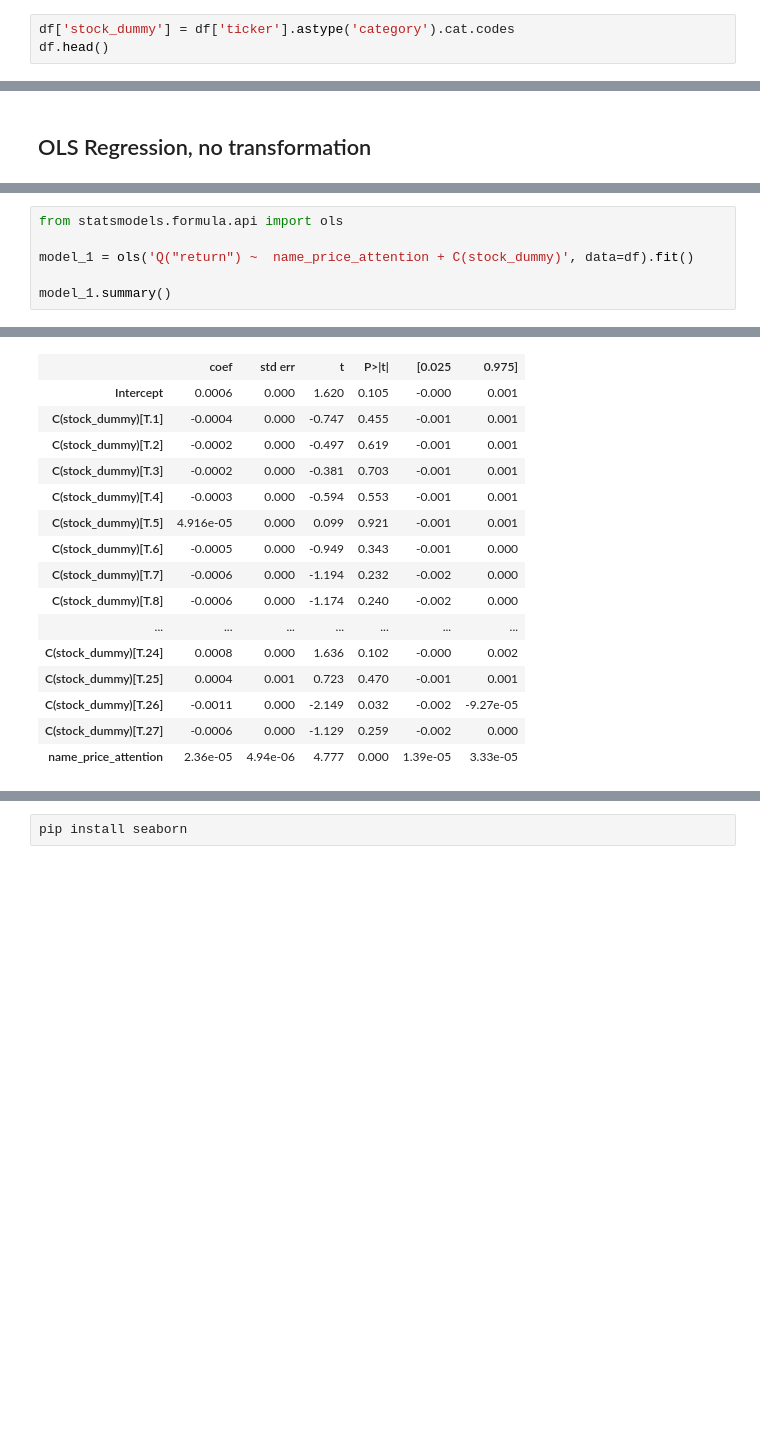
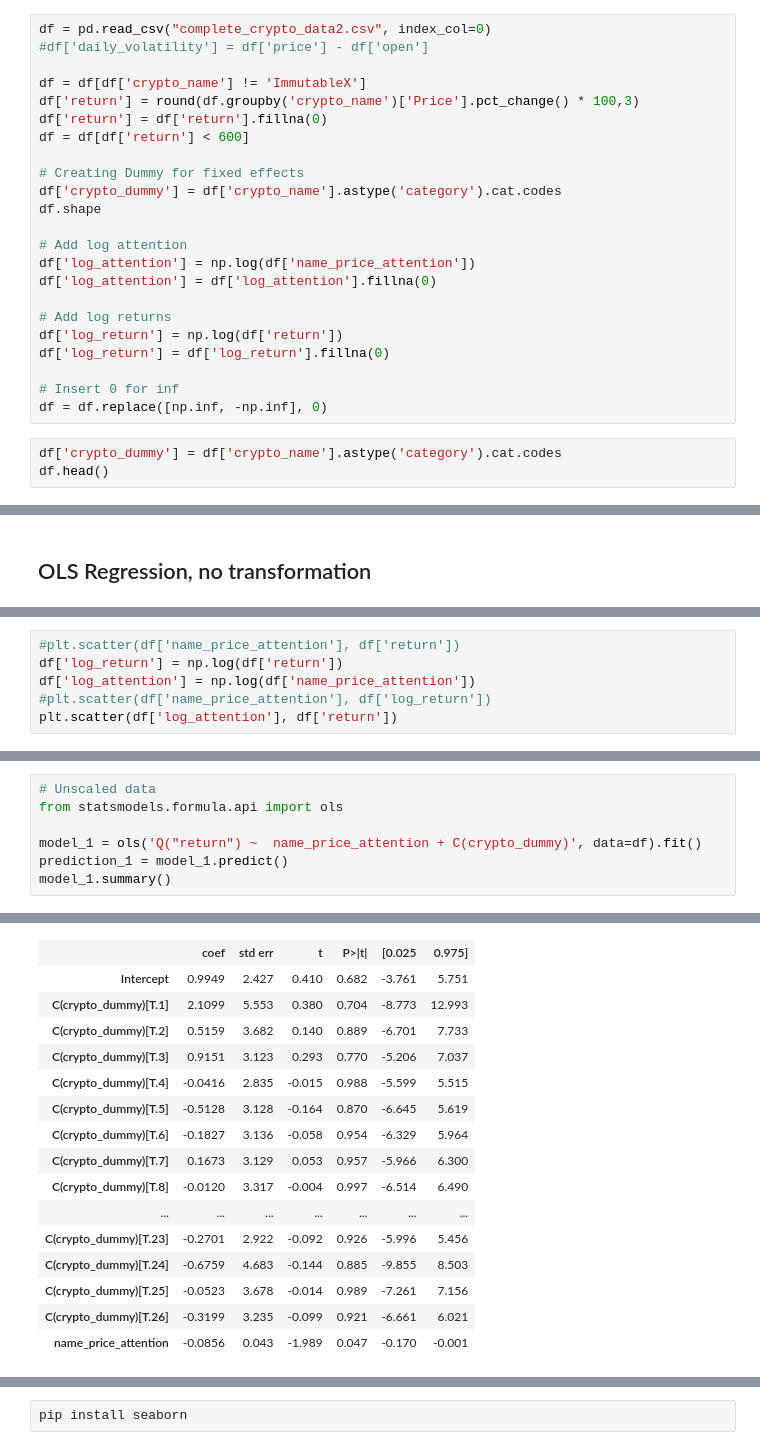
Before and after one commit to senaruetschlin/Investor_Attention, a Jupyter notebook: Robust_regression_crypto_Alex.ipynb, the cells around one changed output, grey strips where cells are left out. Cells and saved outputs as stored; diff of their text form; blank space fills up the shorter version.

```diff
--- a/Robust_regression_crypto_Alex.ipynb
+++ b/Robust_regression_crypto_Alex.ipynb
@@ -20,4 +11,27 @@ df.head()
+# %%
+df = pd.read_csv("complete_crypto_data2.csv", index_col=0)
+#df['daily_volatility'] = df['price'] - df['open']
+
+df = df[df['crypto_name'] != 'ImmutableX']
+df['return'] = round(df.groupby('crypto_name')['Price'].pct_change() * 100,3)
+df['return'] = df['return'].fillna(0)
+df = df[df['return'] < 600]
+
+# Creating Dummy for fixed effects
+df['crypto_dummy'] = df['crypto_name'].astype('category').cat.codes
+df.shape
+
+# Add log attention
+df['log_attention'] = np.log(df['name_price_attention'])
+df['log_attention'] = df['log_attention'].fillna(0)
+
+# Add log returns
+df['log_return'] = np.log(df['return'])
+df['log_return'] = df['log_return'].fillna(0)
+
+# Insert 0 for inf
+df = df.replace([np.inf, -np.inf], 0)
 # %%
-df['stock_dummy'] = df['ticker'].astype('category').cat.codes
+df['crypto_dummy'] = df['crypto_name'].astype('category').cat.codes
 df.head()
 # %% [output]
@@ -137,0 +574,6 @@ fix_seed = 42
+# %%
+#plt.scatter(df['name_price_attention'], df['return'])
+df['log_return'] = np.log(df['return'])
+df['log_attention'] = np.log(df['name_price_attention'])
+#plt.scatter(df['name_price_attention'], df['log_return'])
+plt.scatter(df['log_attention'], df['return'])
@@ -138,8 +593,9 @@ fix_seed = 42
 # %%
+# Unscaled data
 from statsmodels.formula.api import ols
 
-model_1 = ols('Q("return") ~  name_price_attention + C(stock_dummy)', data=df).fit()
-
+model_1 = ols('Q("return") ~  name_price_attention + C(crypto_dummy)', data=df).fit()
+prediction_1 = model_1.predict()
 model_1.summary()
 # %% [output]
 OLS Regression Results
@@ -154,17 +610,17 @@ OLS Regression Results
 | Covariance Type: | nonrobust |  |  |
 |  | coef | std err | t | P>|t| | [0.025 | 0.975] |
-| Intercept | 0.0006 | 0.000 | 1.620 | 0.105 | -0.000 | 0.001 |
-| C(stock_dummy)[T.1] | -0.0004 | 0.000 | -0.747 | 0.455 | -0.001 | 0.001 |
-| C(stock_dummy)[T.2] | -0.0002 | 0.000 | -0.497 | 0.619 | -0.001 | 0.001 |
-| C(stock_dummy)[T.3] | -0.0002 | 0.000 | -0.381 | 0.703 | -0.001 | 0.001 |
-| C(stock_dummy)[T.4] | -0.0003 | 0.000 | -0.594 | 0.553 | -0.001 | 0.001 |
-| C(stock_dummy)[T.5] | 4.916e-05 | 0.000 | 0.099 | 0.921 | -0.001 | 0.001 |
-| C(stock_dummy)[T.6] | -0.0005 | 0.000 | -0.949 | 0.343 | -0.001 | 0.000 |
-| C(stock_dummy)[T.7] | -0.0006 | 0.000 | -1.194 | 0.232 | -0.002 | 0.000 |
-| C(stock_dummy)[T.8] | -0.0006 | 0.000 | -1.174 | 0.240 | -0.002 | 0.000 |
+| Intercept | 0.9949 | 2.427 | 0.410 | 0.682 | -3.761 | 5.751 |
+| C(crypto_dummy)[T.1] | 2.1099 | 5.553 | 0.380 | 0.704 | -8.773 | 12.993 |
+| C(crypto_dummy)[T.2] | 0.5159 | 3.682 | 0.140 | 0.889 | -6.701 | 7.733 |
+| C(crypto_dummy)[T.3] | 0.9151 | 3.123 | 0.293 | 0.770 | -5.206 | 7.037 |
+| C(crypto_dummy)[T.4] | -0.0416 | 2.835 | -0.015 | 0.988 | -5.599 | 5.515 |
+| C(crypto_dummy)[T.5] | -0.5128 | 3.128 | -0.164 | 0.870 | -6.645 | 5.619 |
+| C(crypto_dummy)[T.6] | -0.1827 | 3.136 | -0.058 | 0.954 | -6.329 | 5.964 |
+| C(crypto_dummy)[T.7] | 0.1673 | 3.129 | 0.053 | 0.957 | -5.966 | 6.300 |
+| C(crypto_dummy)[T.8] | -0.0120 | 3.317 | -0.004 | 0.997 | -6.514 | 6.490 |
 | ... | ... | ... | ... | ... | ... | ... |
-| C(stock_dummy)[T.24] | 0.0008 | 0.000 | 1.636 | 0.102 | -0.000 | 0.002 |
-| C(stock_dummy)[T.25] | 0.0004 | 0.001 | 0.723 | 0.470 | -0.001 | 0.001 |
-| C(stock_dummy)[T.26] | -0.0011 | 0.000 | -2.149 | 0.032 | -0.002 | -9.27e-05 |
-| C(stock_dummy)[T.27] | -0.0006 | 0.000 | -1.129 | 0.259 | -0.002 | 0.000 |
-| name_price_attention | 2.36e-05 | 4.94e-06 | 4.777 | 0.000 | 1.39e-05 | 3.33e-05 |
+| C(crypto_dummy)[T.23] | -0.2701 | 2.922 | -0.092 | 0.926 | -5.996 | 5.456 |
+| C(crypto_dummy)[T.24] | -0.6759 | 4.683 | -0.144 | 0.885 | -9.855 | 8.503 |
+| C(crypto_dummy)[T.25] | -0.0523 | 3.678 | -0.014 | 0.989 | -7.261 | 7.156 |
+| C(crypto_dummy)[T.26] | -0.3199 | 3.235 | -0.099 | 0.921 | -6.661 | 6.021 |
+| name_price_attention | -0.0856 | 0.043 | -1.989 | 0.047 | -0.170 | -0.001 |
```
Also changed, not shown: parts of 49 cells of this notebook, 2 other files.
